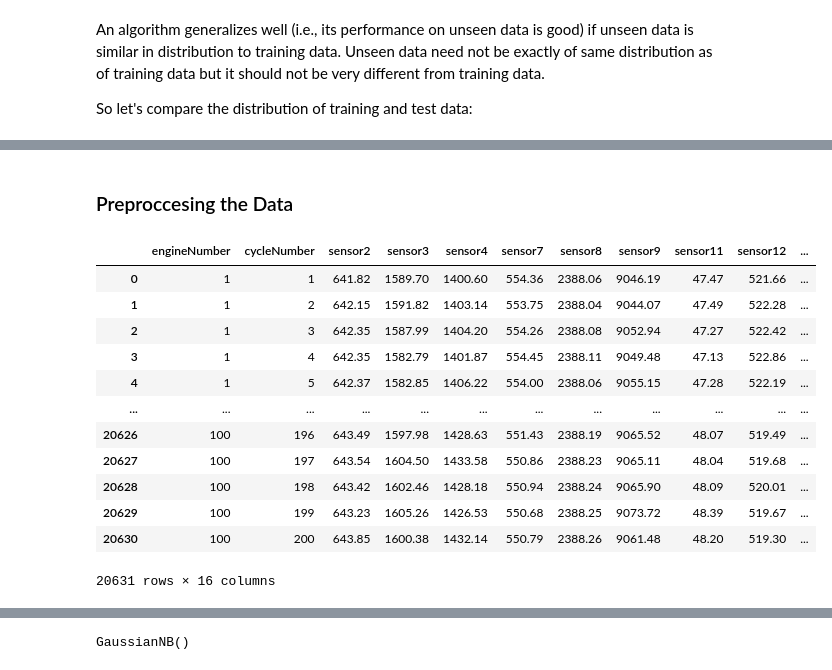
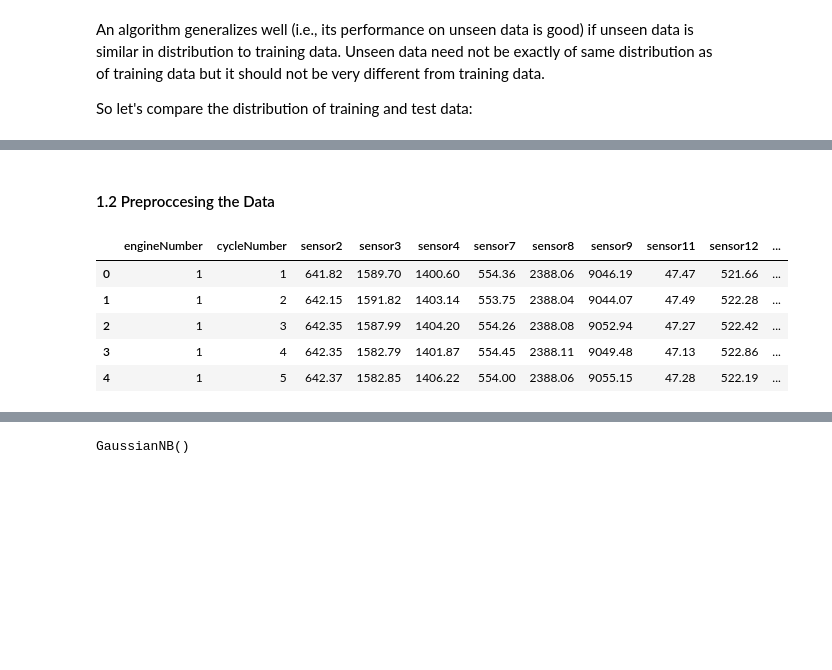
Before and after one commit to Vinayakmane47/NASA-turbofan-ML-Project-AIOPS, a Jupyter notebook: EDA_FE_Training.ipynb, the cells around one changed output, grey strips where cells are left out. Saved outputs shown, nothing was run; the diff lists cells and outputs as text; code cells hidden in the pictures; blank space fills up the shorter version.

```diff
--- a/EDA_FE_Training.ipynb
+++ b/EDA_FE_Training.ipynb
@@ -89,7 +92,7 @@ columns_to_keep = ['cycleNumber', 'sensor2', 'sensor3', 'sensor4', 'sensor7', 's
 columns_to_drop=['opSetting1', 'opSetting2', 'opSetting3',
                  'sensor1','sensor5','sensor6','sensor10','sensor16','sensor18', 'sensor19']
 # %% [markdown]
-### Preproccesing the Data
+#### 1.2 Preproccesing the Data
 # %%
 def dropping_col(columns_to_drop , df):
     df  = df.drop(columns=columns_to_drop)
@@ -97,20 +100,13 @@ def dropping_col(columns_to_drop , df):
 # %%
 ## Dropping unwanted Columns :
 df_train1 = dropping_col(columns_to_drop=columns_to_drop,df = df_train1)
-df_train1
+df_train1.head()
 # %% [output]
 |  | engineNumber | cycleNumber | sensor2 | sensor3 | sensor4 | sensor7 | sensor8 | sensor9 | sensor11 | sensor12 | ... |
 | 0 | 1 | 1 | 641.82 | 1589.70 | 1400.60 | 554.36 | 2388.06 | 9046.19 | 47.47 | 521.66 | ... |
 | 1 | 1 | 2 | 642.15 | 1591.82 | 1403.14 | 553.75 | 2388.04 | 9044.07 | 47.49 | 522.28 | ... |
 | 2 | 1 | 3 | 642.35 | 1587.99 | 1404.20 | 554.26 | 2388.08 | 9052.94 | 47.27 | 522.42 | ... |
 | 3 | 1 | 4 | 642.35 | 1582.79 | 1401.87 | 554.45 | 2388.11 | 9049.48 | 47.13 | 522.86 | ... |
 | 4 | 1 | 5 | 642.37 | 1582.85 | 1406.22 | 554.00 | 2388.06 | 9055.15 | 47.28 | 522.19 | ... |
-| ... | ... | ... | ... | ... | ... | ... | ... | ... | ... | ... | ... |
-| 20626 | 100 | 196 | 643.49 | 1597.98 | 1428.63 | 551.43 | 2388.19 | 9065.52 | 48.07 | 519.49 | ... |
-| 20627 | 100 | 197 | 643.54 | 1604.50 | 1433.58 | 550.86 | 2388.23 | 9065.11 | 48.04 | 519.68 | ... |
-| 20628 | 100 | 198 | 643.42 | 1602.46 | 1428.18 | 550.94 | 2388.24 | 9065.90 | 48.09 | 520.01 | ... |
-| 20629 | 100 | 199 | 643.23 | 1605.26 | 1426.53 | 550.68 | 2388.25 | 9073.72 | 48.39 | 519.67 | ... |
-| 20630 | 100 | 200 | 643.85 | 1600.38 | 1432.14 | 550.79 | 2388.26 | 9061.48 | 48.20 | 519.30 | ... |
-20631 rows × 16 columns
 # %%
 df_test1 = dropping_col(columns_to_drop=columns_to_drop , df=df_test1)
```
Also changed, not shown: parts of 83 cells of this notebook.
